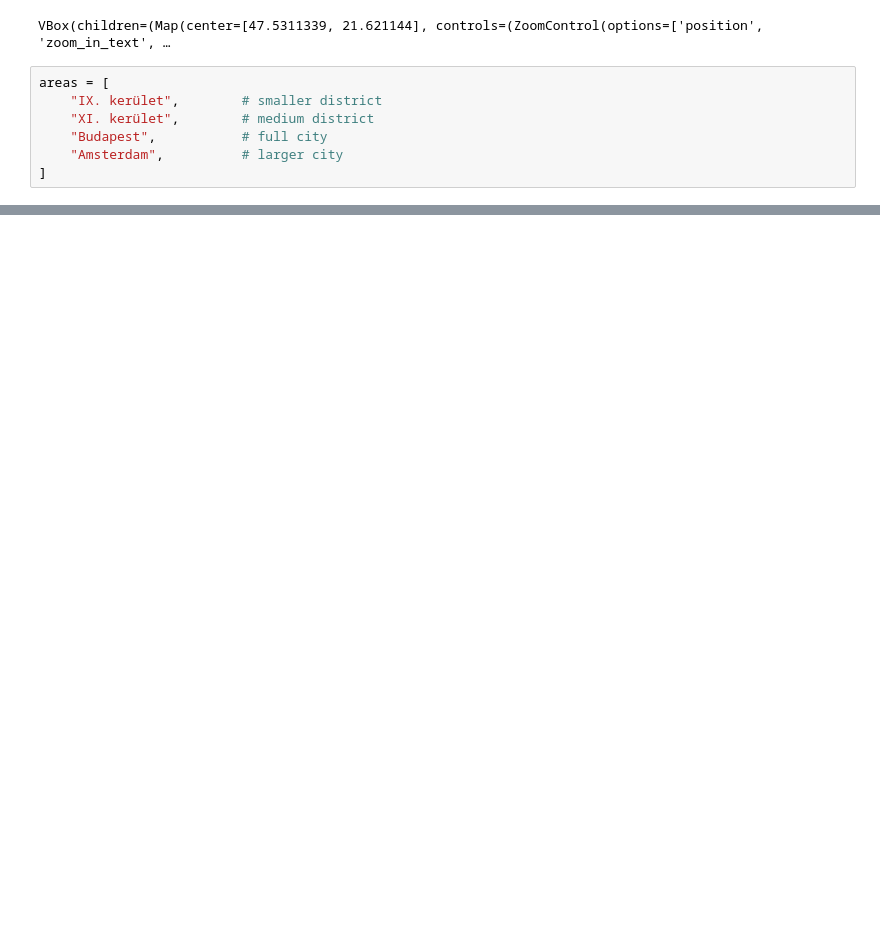
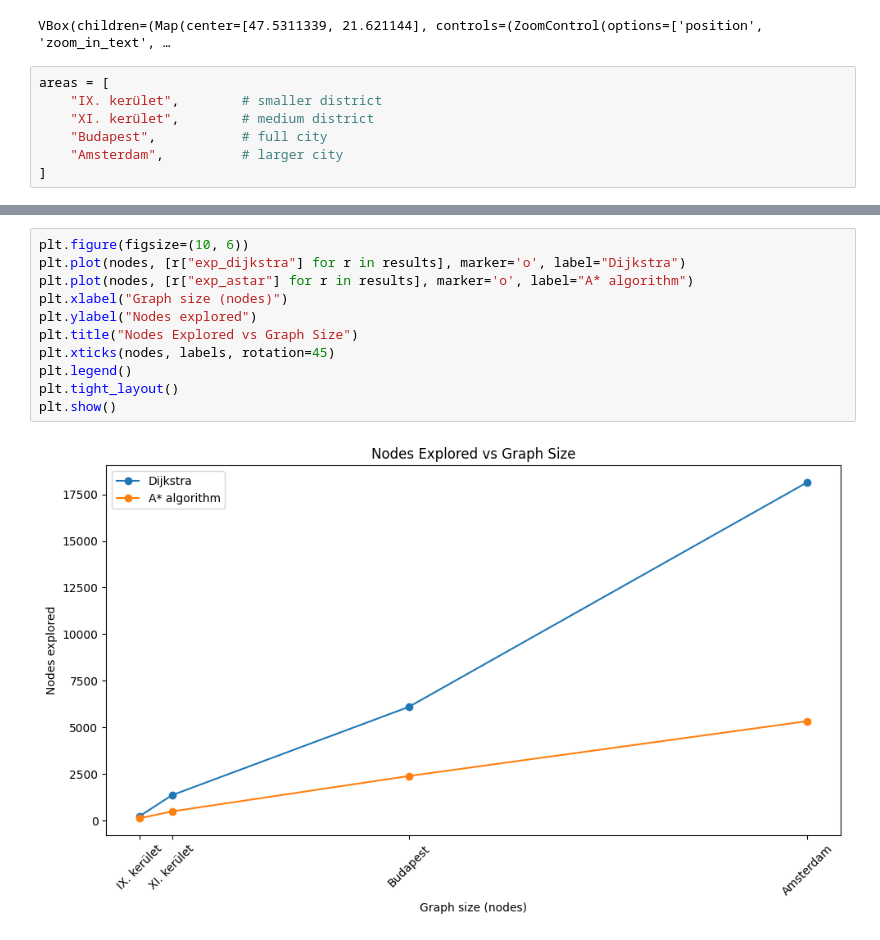
Before and after one commit to abence1/UrbanCyclingRoutePlanner, a Jupyter notebook: main.ipynb, the cells around one changed output, grey strips where cells are left out. Drawn from its saved outputs; the diff is of its cells as text; blank space fills up the shorter version.

```diff
--- a/main.ipynb
+++ b/main.ipynb
@@ -177,3 +66,16 @@ plt.show()
+# %%
+plt.figure(figsize=(10, 6))
+plt.plot(nodes, [r["exp_dijkstra"] for r in results], marker='o', label="Dijkstra")
+plt.plot(nodes, [r["exp_astar"] for r in results], marker='o', label="A* algorithm")
+plt.xlabel("Graph size (nodes)")
+plt.ylabel("Nodes explored")
+plt.title("Nodes Explored vs Graph Size")
+plt.xticks(nodes, labels, rotation=45)
+plt.legend()
+plt.tight_layout()
+plt.show()
+# %% [output]
+[figure, added]
 # %%
 network = fill_data('Budapest')
 
```
Also changed, not shown: parts of 7 cells of this notebook, 4 other files.
